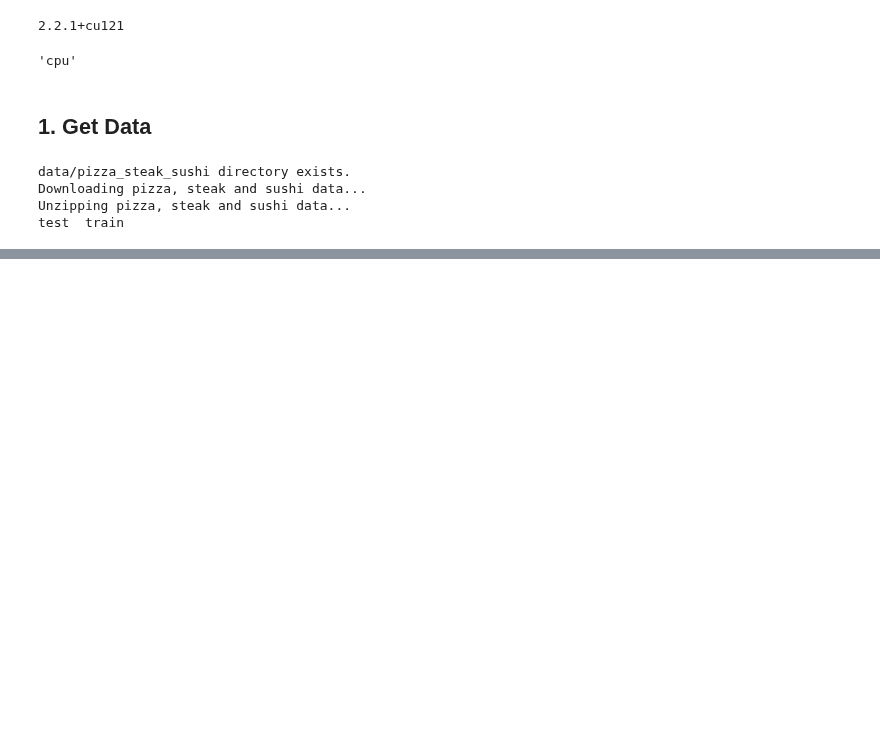
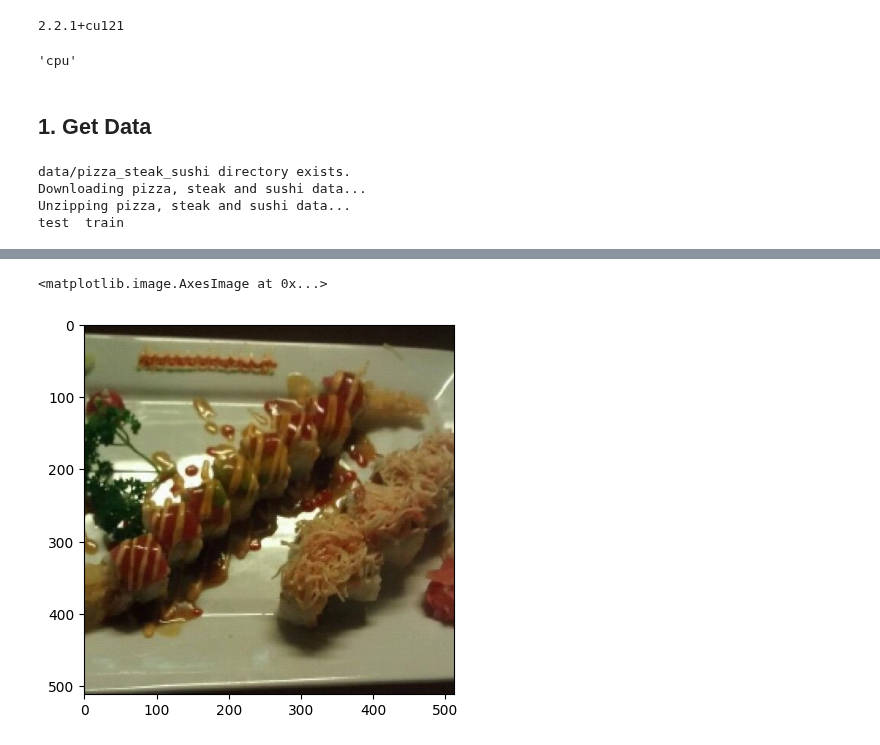
Before and after one commit to pouyarahmti/Pytorch-Deep-Learning-Bootcamp, a Jupyter notebook: 04_PyTorch_Custom_Datasets.ipynb, the cells around one changed output, grey strips where cells are left out. Drawn from its saved outputs; the diff is of its cells as text; code cells hidden in the pictures; blank space fills up the shorter version.

```diff
--- a/04_PyTorch_Custom_Datasets.ipynb
+++ b/04_PyTorch_Custom_Datasets.ipynb
@@ -64,0 +145,7 @@ test  train
+# %%
+import matplotlib.pyplot as plt
+
+plt.imshow(image)
+# %% [output]
+<matplotlib.image.AxesImage at 0x...>
+[figure, added]
```
Also changed, not shown: parts of 5 cells of this notebook.
